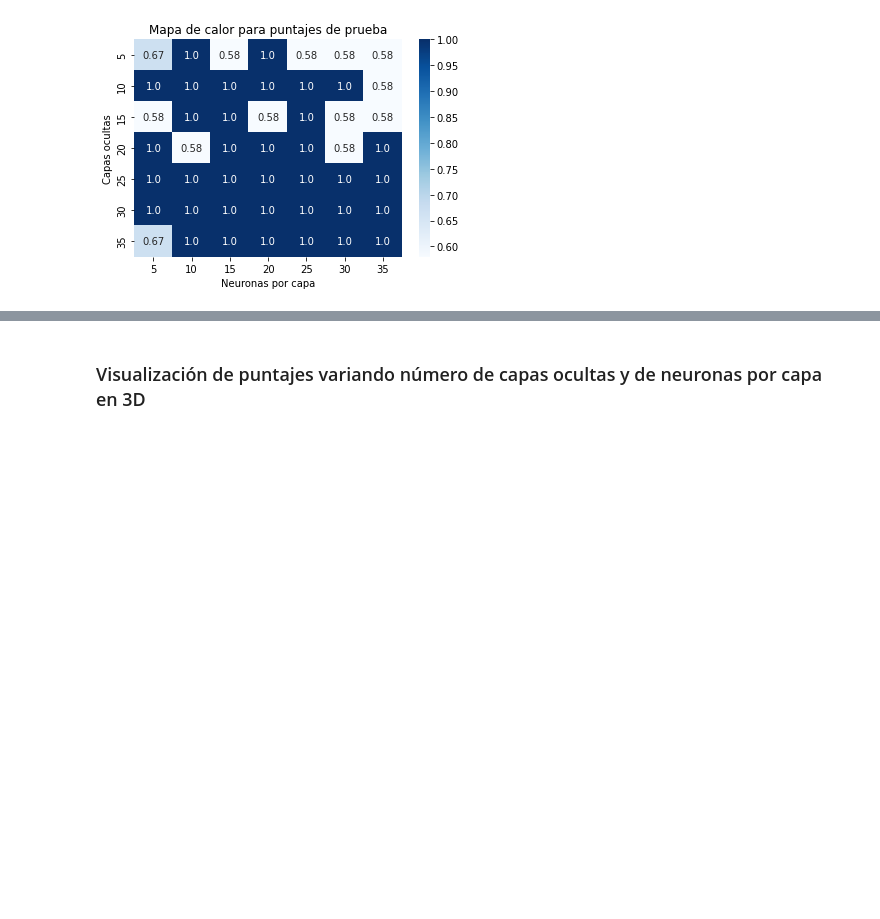
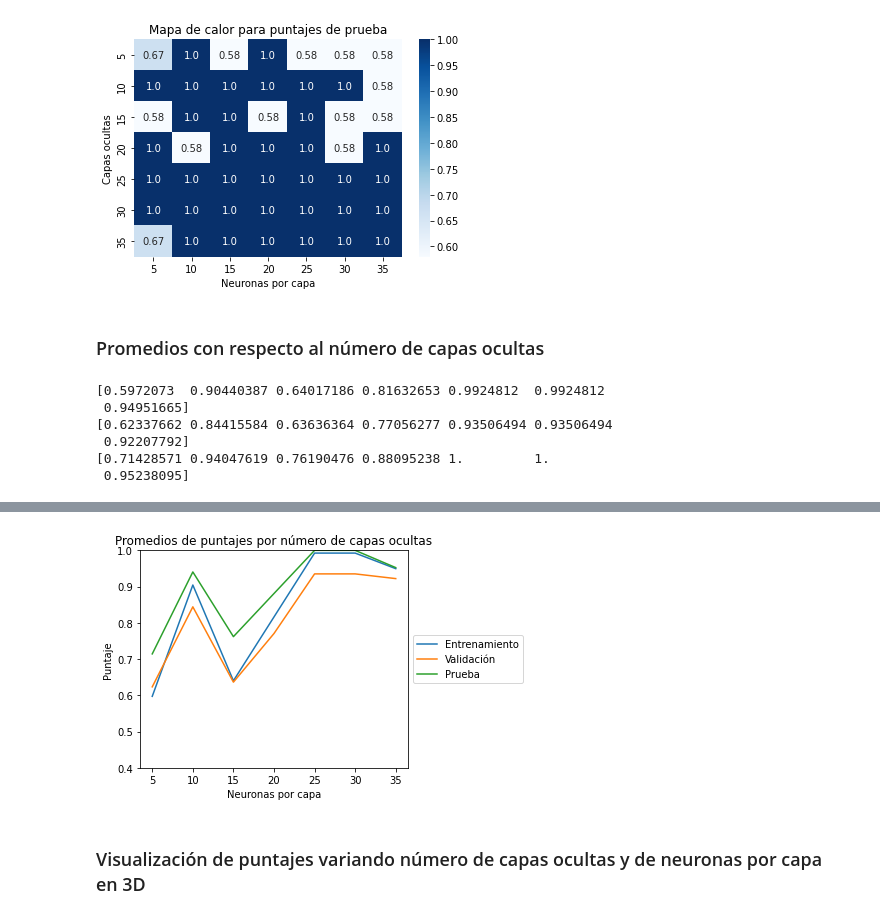
Before and after one commit to 1dgog/tc3006c_m2_portafoliodeimplementacion, a Jupyter notebook: m2_con_framework.ipynb, the cells around one changed output, grey strips where cells are left out. Cells and saved outputs as stored; diff of their text form; code cells hidden in the pictures; blank space fills up the shorter version.

```diff
--- a/m2_con_framework.ipynb
+++ b/m2_con_framework.ipynb
@@ -263,3 +263,35 @@ plt.show()
 [interactive output not drawn]
 [interactive output not drawn]
 [figure]
+# %% [markdown]
+### Promedios con respecto al número de capas ocultas
+# %%
+print(np.mean(np.array(scores_train), axis=1))
+print(np.mean(np.array(scores_valid), axis=1))
+print(np.mean(np.array(scores_test), axis=1))
+# %% [output]
+[0.5972073  0.90440387 0.64017186 0.81632653 0.9924812  0.9924812
+ 0.94951665]
+[0.62337662 0.84415584 0.63636364 0.77056277 0.93506494 0.93506494
+ 0.92207792]
+[0.71428571 0.94047619 0.76190476 0.88095238 1.         1.
+ 0.95238095]
+# %%
+cont = 5
+plt.plot(np.mean(np.array(scores_train), axis=1),label='Entrenamiento')
+plt.plot(np.mean(np.array(scores_valid), axis=1),label='Validación')
+plt.plot(np.mean(np.array(scores_test), axis=1),label='Prueba')
+plt.legend()
+ax = plt.gca()
+ax.set_ylim([0.4, 1])
+plt.xticks(np.arange(0, 7, step = 1),np.arange(5, 40, step = 5))
+plt.title('Promedios de puntajes por número de capas ocultas')
+plt.ylabel("Puntaje")
+plt.xlabel("Neuronas por capa")
+box = ax.get_position()
+ax.set_position([box.x0, box.y0, box.width * 0.8, box.height])
+ax.legend(loc='center left', bbox_to_anchor=(1, 0.5))
+plt.savefig('mean_scores.pdf')
+files.download("mean_scores.pdf")
+plt.show()
+# %% [output]
@@ -266,3 +300,4 @@ plt.show()
+[figure, added]
 # %% [markdown]
 ### Visualización de puntajes variando número de capas ocultas y de neuronas por capa en 3D
 # %%
```
Also changed, not shown: parts of 1 cell of this notebook.
